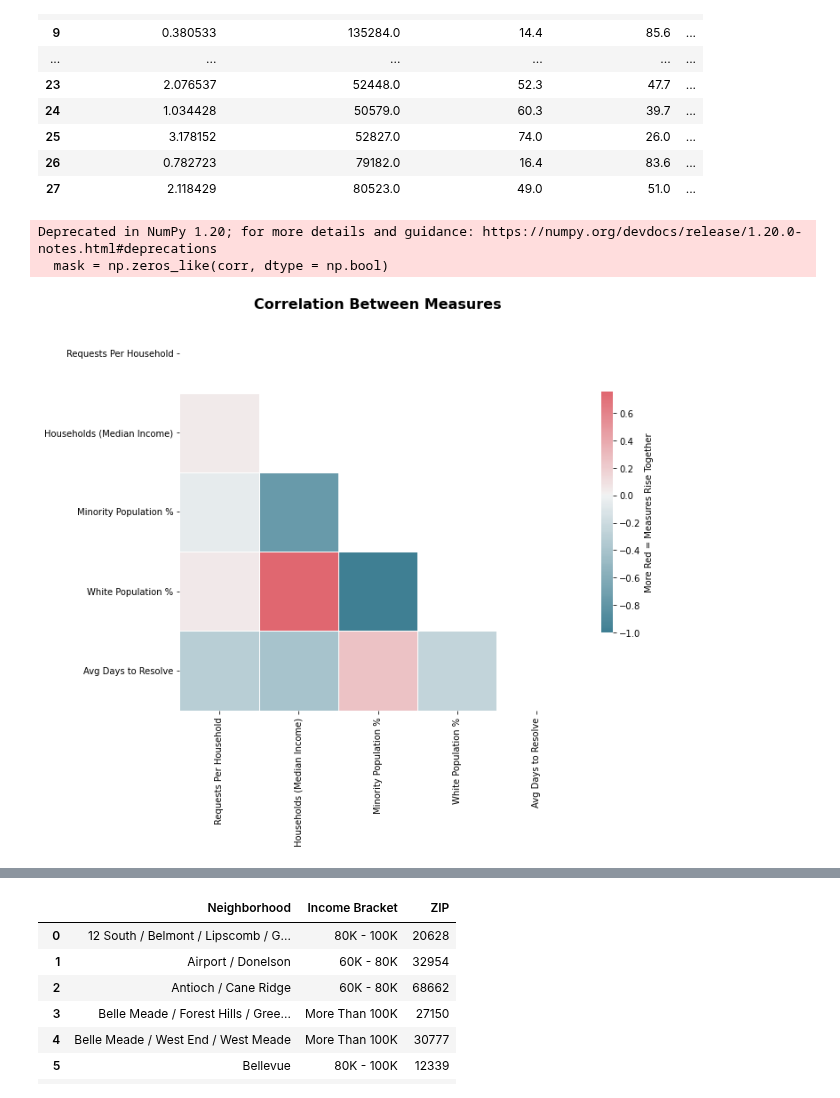
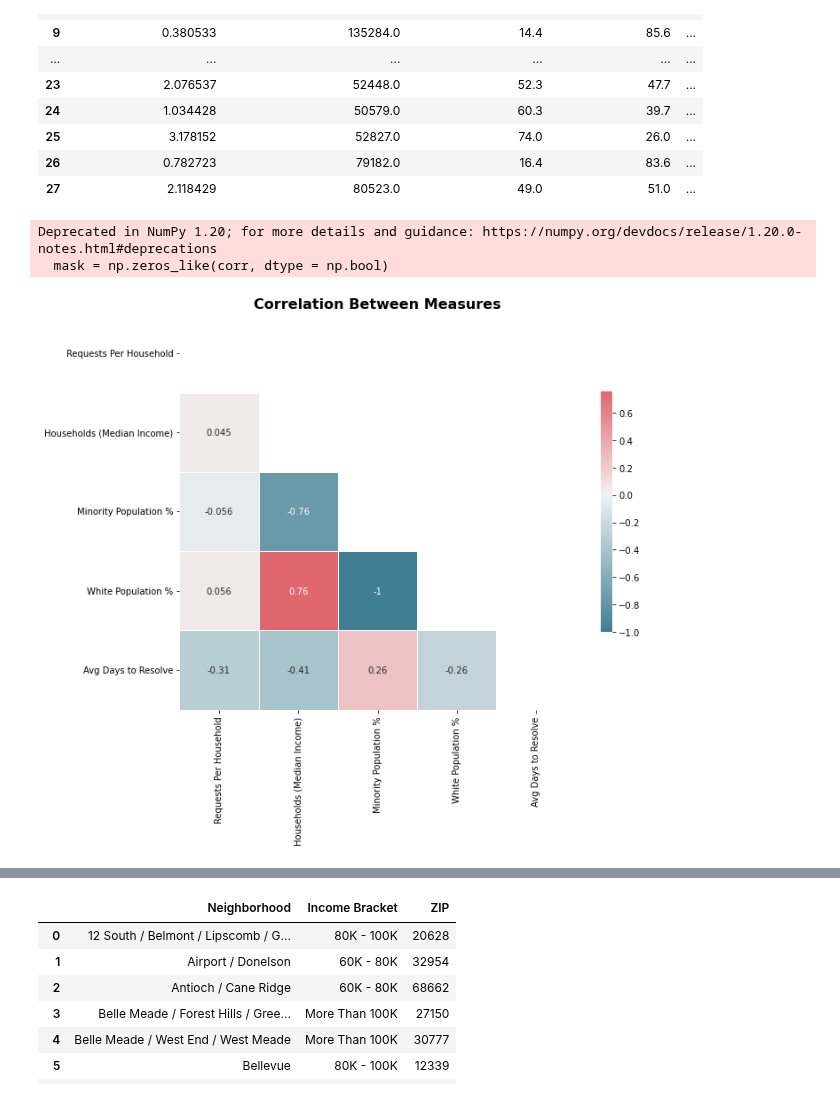
Before and after one commit to PrestonSpencer/Capstone-Nashville-Software-School-Nashville-311-Analysis, a Jupyter notebook: notebooks/visuals_and_analysis.ipynb, the cells around one changed output, grey strips where cells are left out. Drawn from its saved outputs; the diff is of its cells as text; code cells hidden in the pictures.

```diff
--- a/notebooks/visuals_and_analysis.ipynb
+++ b/notebooks/visuals_and_analysis.ipynb
@@ -622,18 +655,18 @@ neighbor_final_4
 # %%
 neighbor_final_4.corr()
 
 plt.figure(figsize = (10,10))
 corr = neighbor_final_4.corr()
 cmap = sns.diverging_palette(220, 10, as_cmap = True)
 
 mask = np.zeros_like(corr, dtype = np.bool)
 mask[np.triu_indices_from(mask)] = True
 
 sns.heatmap(corr, cmap = cmap, mask = mask, center = 0,
-           square = True, linewidth = .5, cbar_kws={'shrink': .5, 'label':'More Red = Measures Rise Together'})
+           square = True, linewidth = .5, cbar_kws={'shrink': .5}, annot=True)
 plt.title('Correlation Between Measures', fontsize = 16, weight = 'bold');
 # colorbar.set_ticklabels('Numbers Rise Together', 'Numbers Lower Together');
 # %% [output]
 Deprecated in NumPy 1.20; for more details and guidance: https://numpy.org/devdocs/release/1.20.0-notes.html#deprecations
   mask = np.zeros_like(corr, dtype = np.bool)
-[figure, old version]
+[figure, new version]
```
Also changed, not shown: parts of 36 cells of this notebook, 3 other files.
